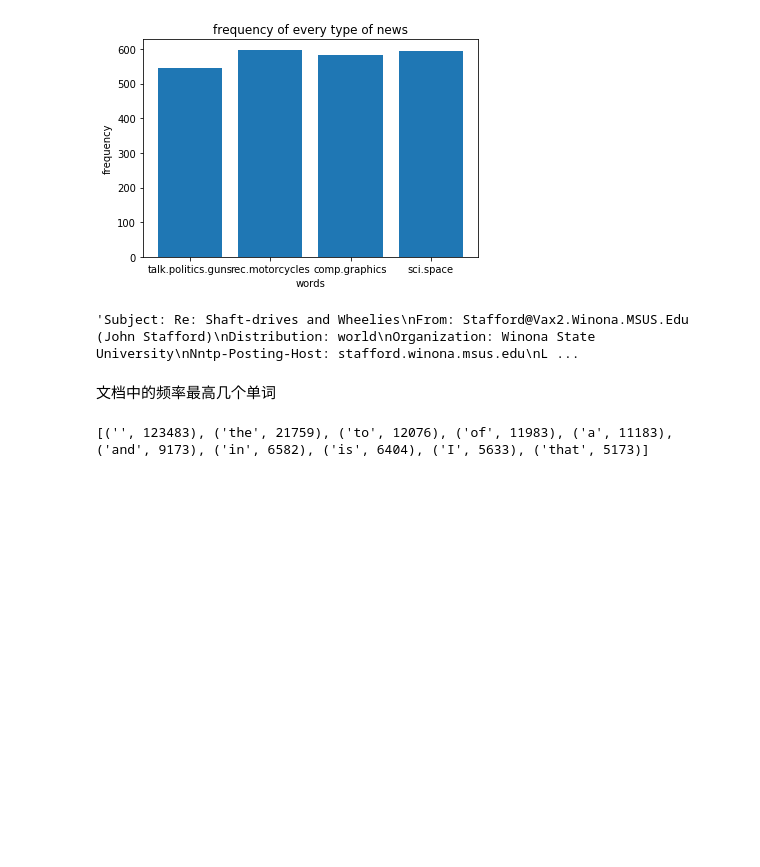
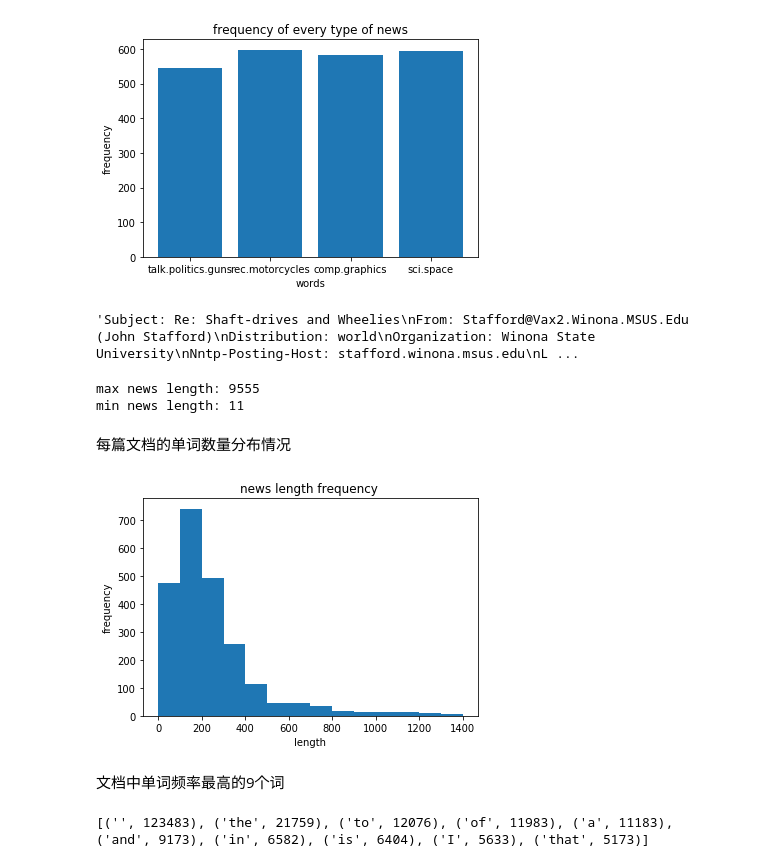
Before and after one commit to MihaiLai/20-Newsgroup-classification, a Jupyter notebook: 20news.ipynb, the cells around one changed output. Cells and saved outputs as stored; diff of their text form; code cells hidden in the pictures; blank space fills up the shorter version.

```diff
--- a/20news.ipynb
+++ b/20news.ipynb
@@ -38,14 +34,35 @@ newsgroups_train = fetch_20newsgroups(subset='train', categories=categories)
 newsgroups_train.data[1]
 # %% [output]
 'Subject: Re: Shaft-drives and Wheelies\nFrom: Stafford@Vax2.Winona.MSUS.Edu (John Stafford)\nDistribution: world\nOrganization: Winona State University\nNntp-Posting-Host: stafford.winona.msus.edu\nL ...
-# %% [markdown]
-文档中的频率最高几个单词
 # %%
 # 将data list中的文本去掉符号并合成一个，为了统计单词频率
 import re
-str = []
+# 文本单词集合
+words_collect = []
+# 每一篇文本长度的集合
+news_length = []
 for i in range(len(newsgroups_train.data)):
     #s = re.sub(r'[^\w\s]','',newsgroups_train.data[i]).split(' ')
-    str.extend(newsgroups_train.data[i].split(' '))
+    news = newsgroups_train.data[i]
+    news_words = news.split(' ')
+    news_length.append(len(news_words))
+    words_collect.extend(news_words)
+print('max news length:', max(news_length))
+print('min news length:', min(news_length))
+# %% [output]
+max news length: 9555
+min news length: 11
+# %% [markdown]
+每篇文档的单词数量分布情况
+# %%
+plt.hist(news_length, bins =  range(0, 1500, 100))
+plt.xlabel('length')
+plt.ylabel('frequency')
+plt.title('news length frequency ')
+plt.show()
+# %% [output]
+[figure, added]
+# %% [markdown]
+文档中单词频率最高的9个词
 # %%
 from collections import Counter
```
Also changed, not shown: parts of 39 cells of this notebook, 3 other files.
